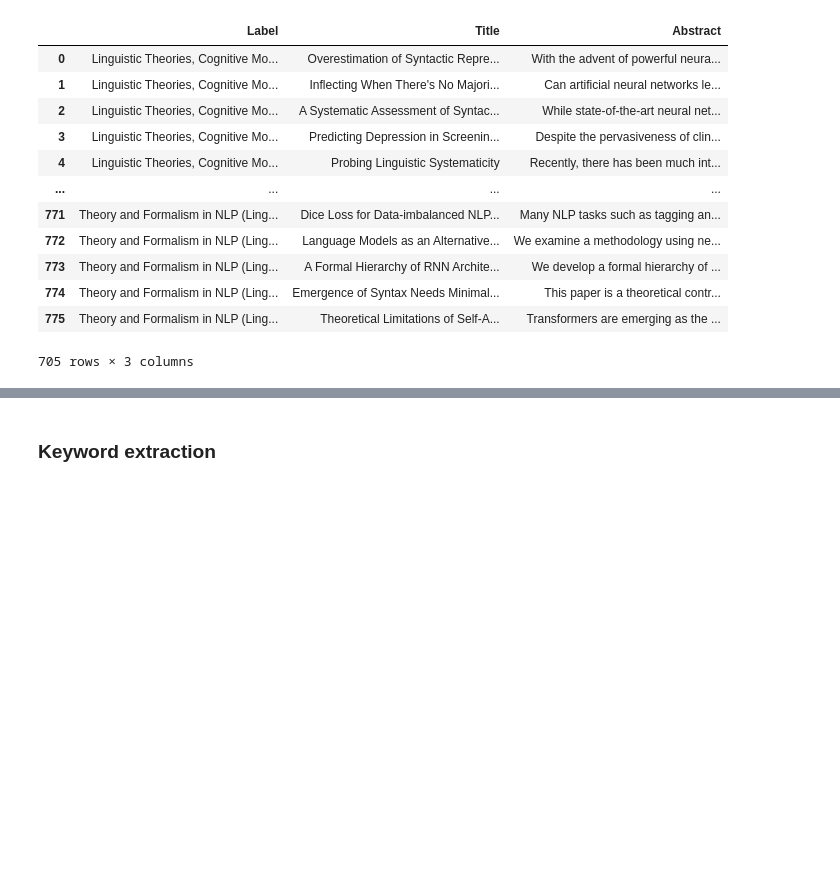
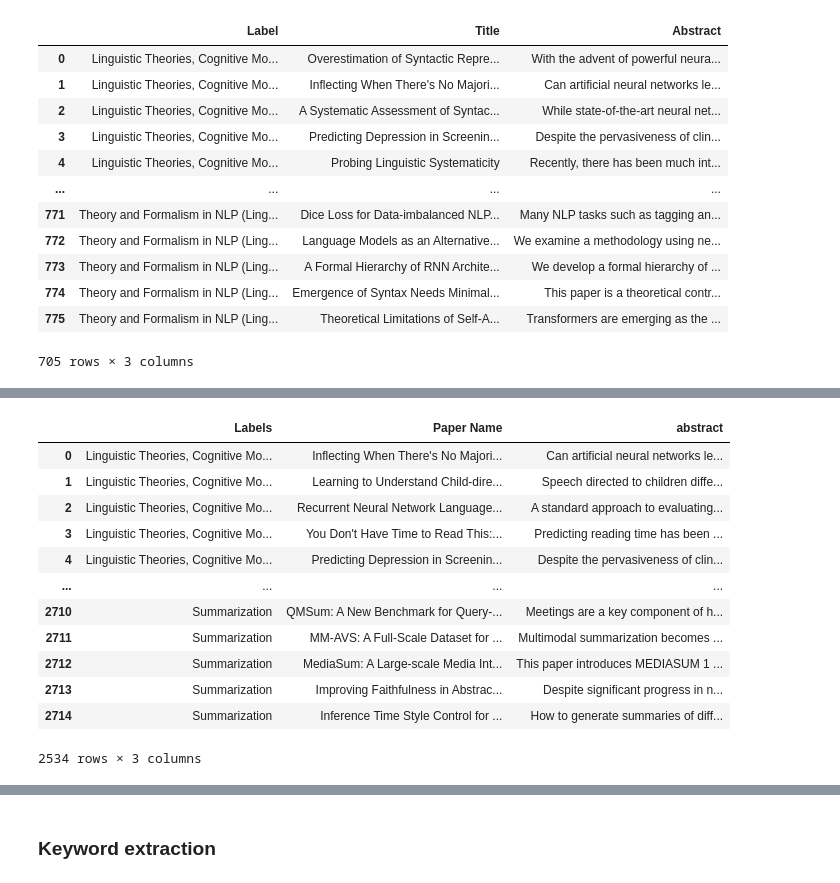
Before and after one commit to Benjamin-Aw-93/ACL_Anthology_Exploratory, a Jupyter notebook: Keywords extraction.ipynb, the cells around one changed output, grey strips where cells are left out. Drawn from its saved outputs; the diff is of its cells as text; code cells hidden in the pictures; blank space fills up the shorter version.

```diff
--- a/Keywords extraction.ipynb
+++ b/Keywords extraction.ipynb
@@ -86,0 +143,18 @@ df_EMNLP_2020['Lemm Stemmed Text'] = df_EMNLP_2020['Text'].progress_apply(lemmat
+# %%
+df_whole = pd.read_csv("./Data/Collated_dataset_for_scientific_papers.csv")
+df_whole = df_whole[df_whole['Labels'] != 'NLP Applications']
+df_whole
+# %% [output]
+|  | Labels | Paper Name | abstract |
+| 0 | Linguistic Theories, Cognitive Mo... | Inflecting When There's No Majori... | Can artificial neural networks le... |
+| 1 | Linguistic Theories, Cognitive Mo... | Learning to Understand Child-dire... | Speech directed to children diffe... |
+| 2 | Linguistic Theories, Cognitive Mo... | Recurrent Neural Network Language... | A standard approach to evaluating... |
+| 3 | Linguistic Theories, Cognitive Mo... | You Don't Have Time to Read This:... | Predicting reading time has been ... |
+| 4 | Linguistic Theories, Cognitive Mo... | Predicting Depression in Screenin... | Despite the pervasiveness of clin... |
+| ... | ... | ... | ... |
+| 2710 | Summarization | QMSum: A New Benchmark for Query-... | Meetings are a key component of h... |
+| 2711 | Summarization | MM-AVS: A Full-Scale Dataset for ... | Multimodal summarization becomes ... |
+| 2712 | Summarization | MediaSum: A Large-scale Media Int... | This paper introduces MEDIASUM 1 ... |
+| 2713 | Summarization | Improving Faithfulness in Abstrac... | Despite significant progress in n... |
+| 2714 | Summarization | Inference Time Style Control for ... | How to generate summaries of diff... |
+2534 rows × 3 columns
```
Also changed, not shown: parts of 6 cells of this notebook.
